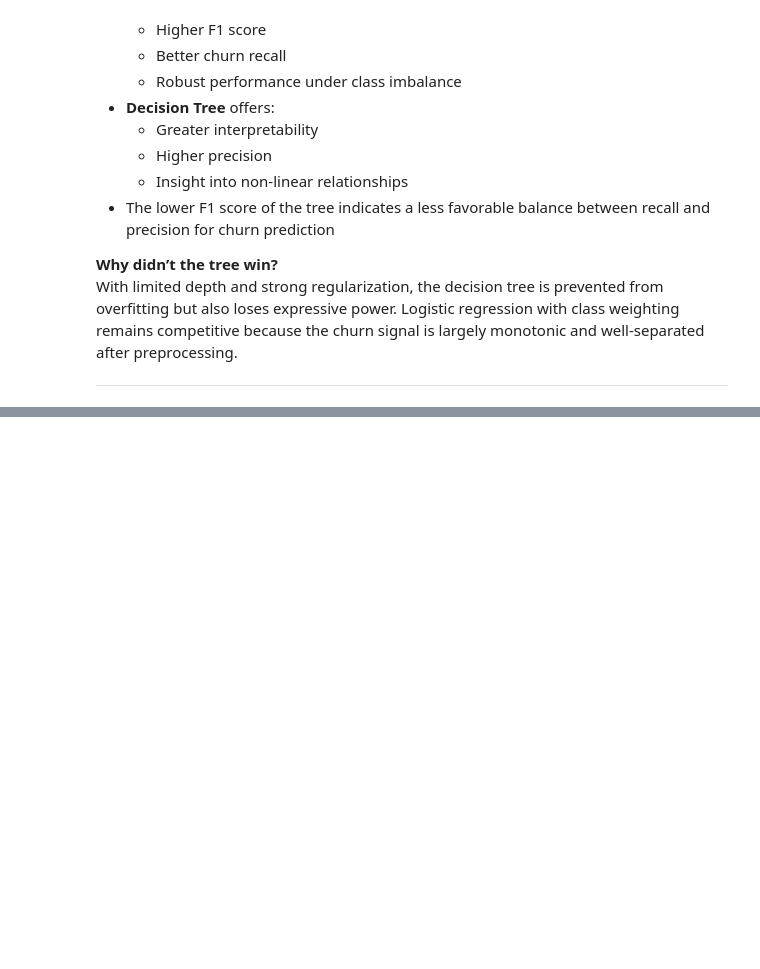
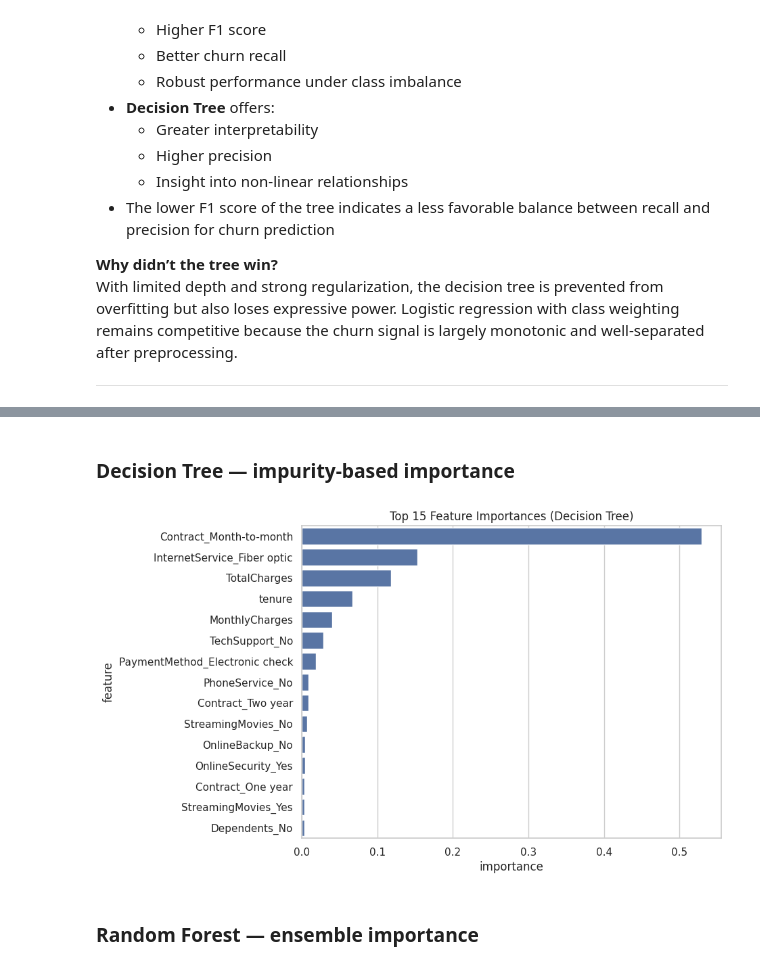
Before and after one commit to nilot-pal/churn-prediction, a Jupyter notebook: notebooks/01_eda.ipynb, the cells around one changed output, grey strips where cells are left out. Cells and saved outputs as stored; diff of their text form; code cells hidden in the pictures; blank space fills up the shorter version.

```diff
--- a/notebooks/01_eda.ipynb
+++ b/notebooks/01_eda.ipynb
@@ -694,0 +1041,25 @@ With limited depth and strong regularization, the decision tree is prevented fro
+# %% [markdown]
+### Decision Tree — impurity-based importance
+# %%
+dt_importances = dt.named_steps['classifier'].feature_importances_
+
+dt_feat_imp = (
+    pd.DataFrame({
+        'feature': feature_names,
+        'importance': dt_importances
+    })
+    .sort_values('importance', ascending=False)
+)
+
+plt.figure(figsize=(8,6))
+sns.barplot(
+    data=dt_feat_imp.head(15),
+    x='importance',
+    y='feature'
+)
+plt.title("Top 15 Feature Importances (Decision Tree)")
+plt.show()
+# %% [output]
+[figure, added]
+# %% [markdown]
+### Random Forest — ensemble importance
```
Also changed, not shown: parts of 36 cells of this notebook.
